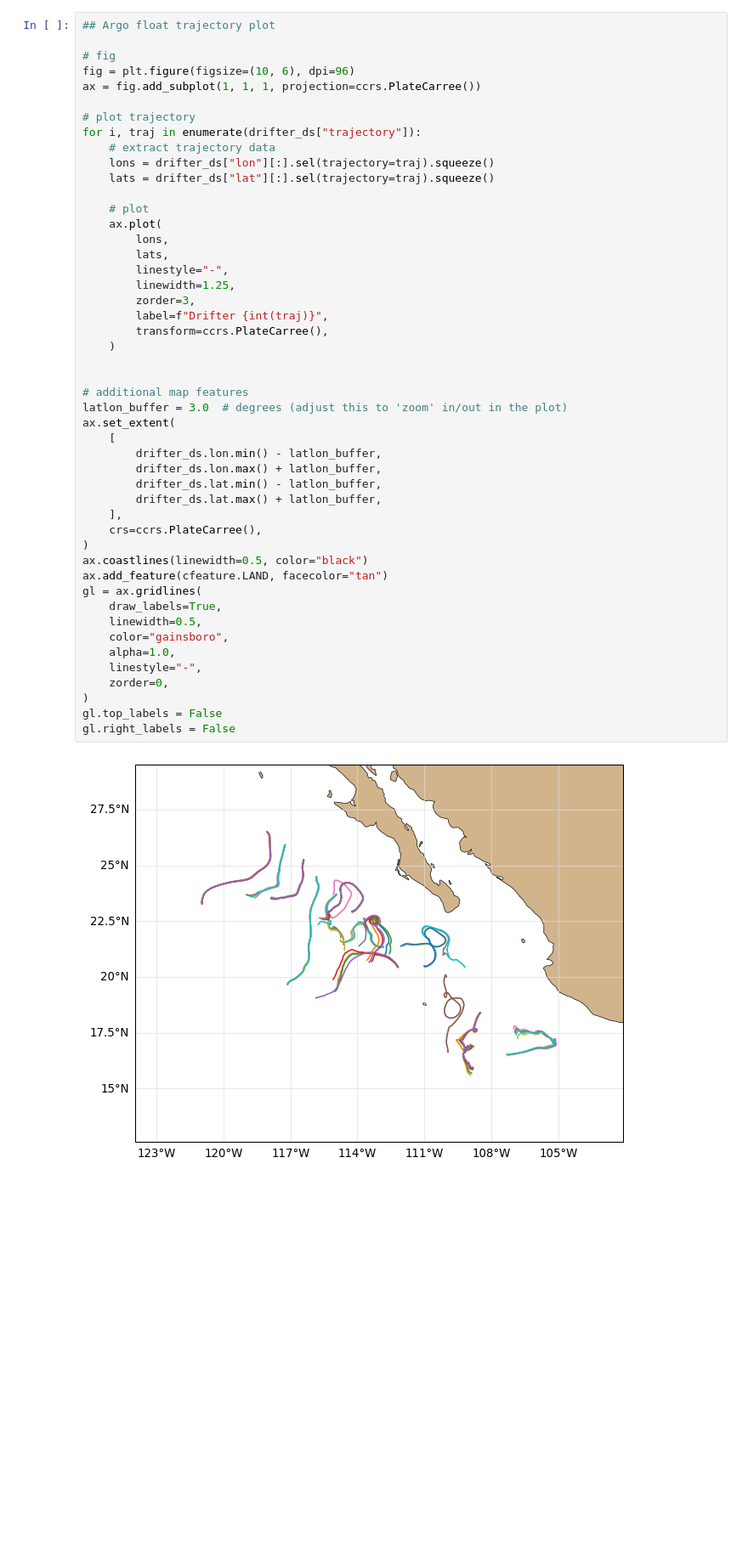
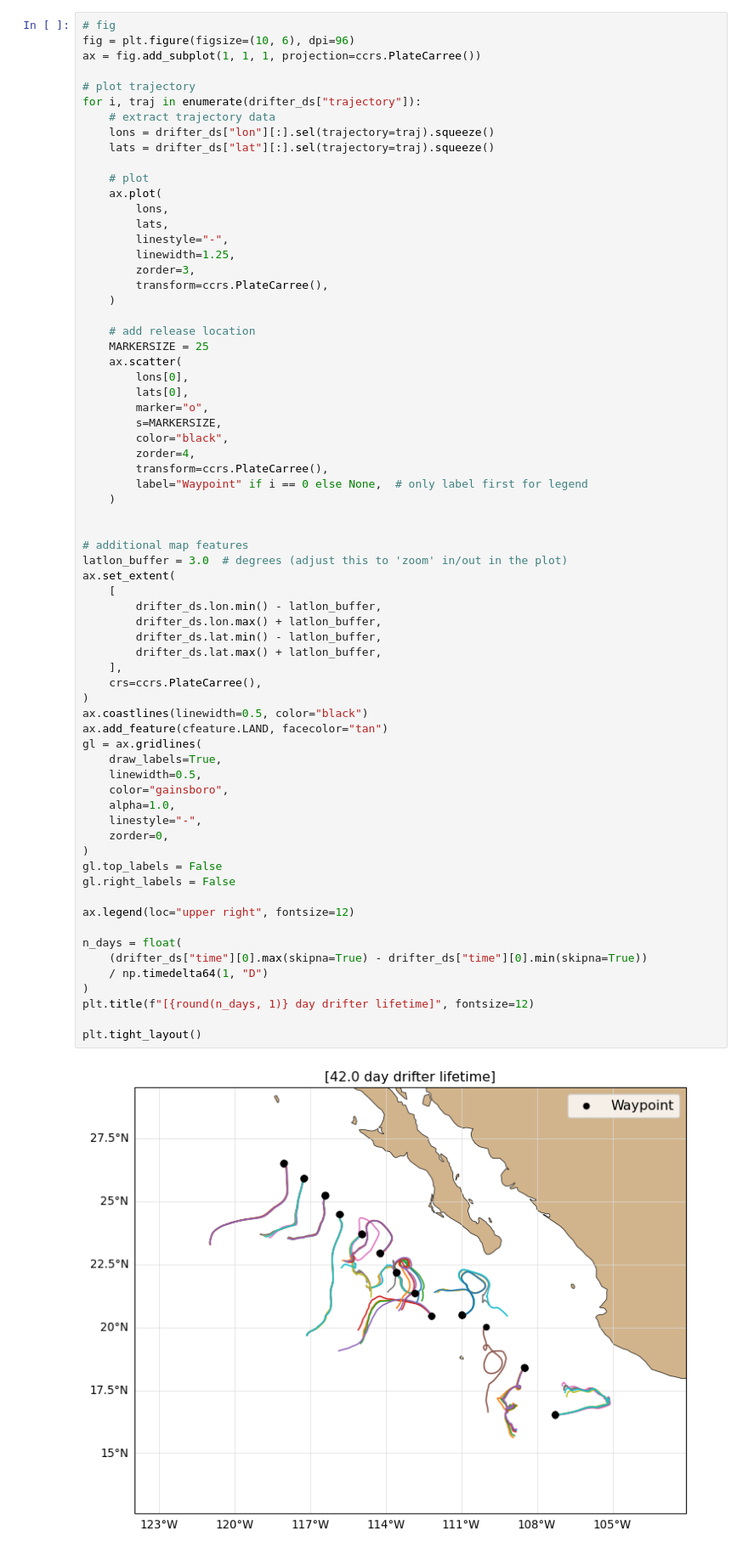
Before and after one commit to Parcels-code/virtualship, a Jupyter notebook: docs/user-guide/tutorials/Drifter_data_tutorial.ipynb, the cells around one changed output. Shown: that part at 85% size. Cells and saved outputs as stored; diff of their text form; blank space fills up the shorter version.

Commit message:
add waypoint locations to plot and more guidance through notebook

```diff
--- a/docs/user-guide/tutorials/Drifter_data_tutorial.ipynb
+++ b/docs/user-guide/tutorials/Drifter_data_tutorial.ipynb
@@ -37,6 +61,4 @@ drifter_ds = xr.open_dataset(f"{data_dir}/drifter.zarr")
 # %%
-## Argo float trajectory plot
-
 # fig
 fig = plt.figure(figsize=(10, 6), dpi=96)
 ax = fig.add_subplot(1, 1, 1, projection=ccrs.PlateCarree())
@@ -54,33 +76,55 @@ for i, traj in enumerate(drifter_ds["trajectory"]):
         linestyle="-",
         linewidth=1.25,
         zorder=3,
-        label=f"Drifter {int(traj)}",
         transform=ccrs.PlateCarree(),
+    )
+
+    # add release location
+    MARKERSIZE = 25
+    ax.scatter(
+        lons[0],
+        lats[0],
+        marker="o",
+        s=MARKERSIZE,
+        color="black",
+        zorder=4,
+        transform=ccrs.PlateCarree(),
+        label="Waypoint" if i == 0 else None,  # only label first for legend
     )
 
 
 # additional map features
 latlon_buffer = 3.0  # degrees (adjust this to 'zoom' in/out in the plot)
 ax.set_extent(
     [
         drifter_ds.lon.min() - latlon_buffer,
         drifter_ds.lon.max() + latlon_buffer,
         drifter_ds.lat.min() - latlon_buffer,
         drifter_ds.lat.max() + latlon_buffer,
     ],
     crs=ccrs.PlateCarree(),
 )
 ax.coastlines(linewidth=0.5, color="black")
 ax.add_feature(cfeature.LAND, facecolor="tan")
 gl = ax.gridlines(
     draw_labels=True,
     linewidth=0.5,
     color="gainsboro",
     alpha=1.0,
     linestyle="-",
     zorder=0,
 )
 gl.top_labels = False
 gl.right_labels = False
+
+ax.legend(loc="upper right", fontsize=12)
+
+n_days = float(
+    (drifter_ds["time"][0].max(skipna=True) - drifter_ds["time"][0].min(skipna=True))
+    / np.timedelta64(1, "D")
+)
+plt.title(f"[{round(n_days, 1)} day drifter lifetime]", fontsize=12)
+
+plt.tight_layout()
 # %% [output]
-[figure, old version]
+[figure, new version]
```
Also changed, not shown: parts of 9 cells of this notebook.
